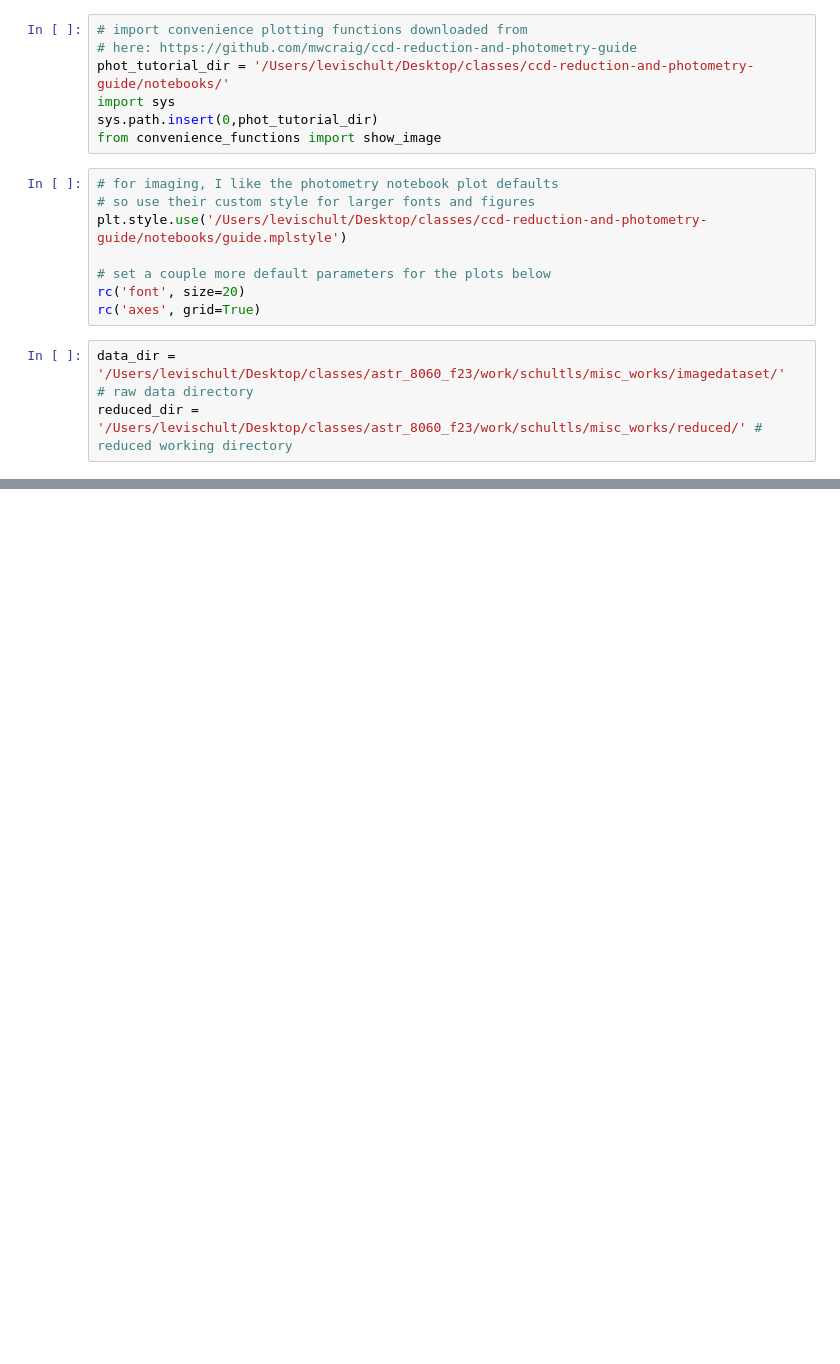
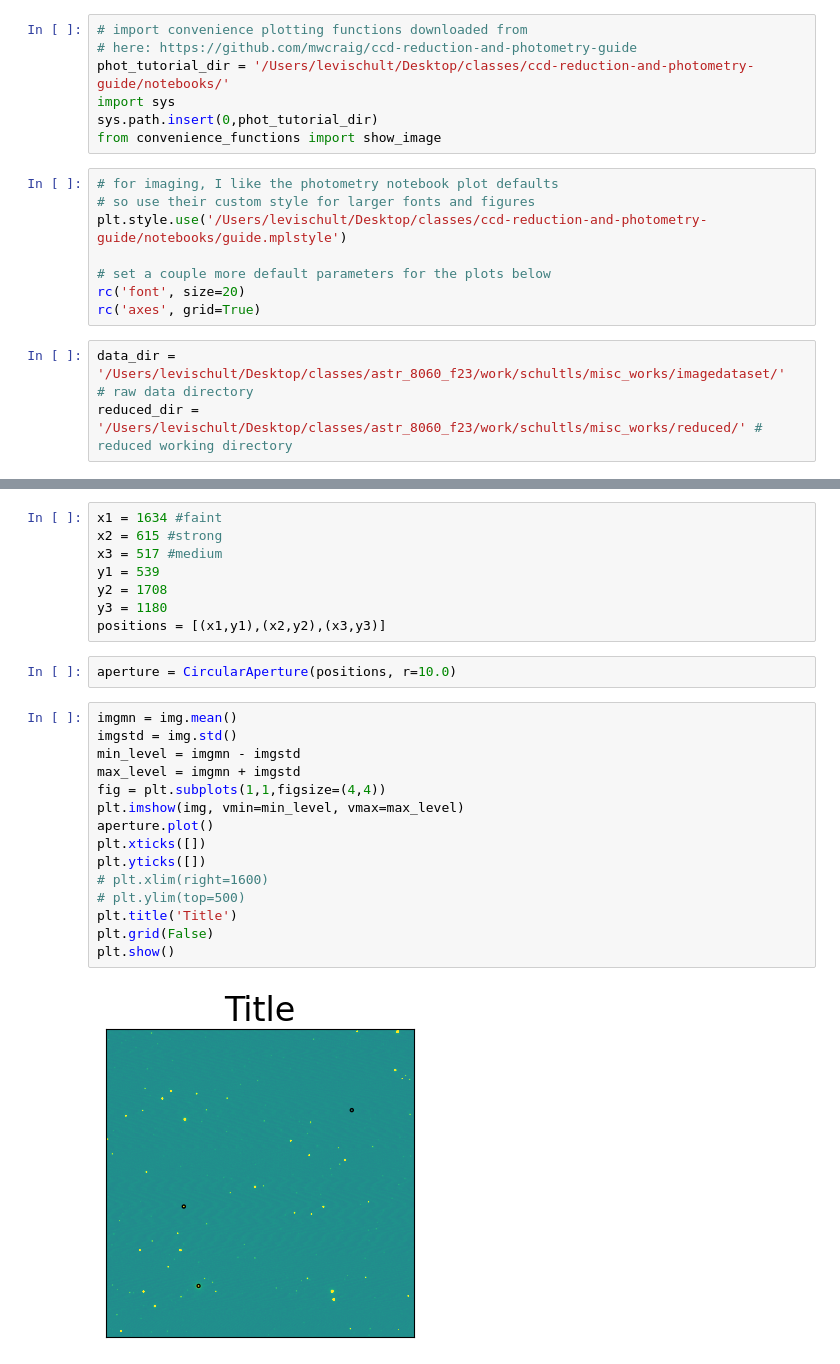
Before and after one commit to VanderbiltAstronomy/astr_8060_f23, a Jupyter notebook: work/schultls/hw6/hw6_nb.ipynb, the cells around one changed output, grey strips where cells are left out. Drawn from its saved outputs; the diff is of its cells as text; blank space fills up the shorter version.

```diff
--- a/work/schultls/hw6/hw6_nb.ipynb
+++ b/work/schultls/hw6/hw6_nb.ipynb
@@ -35,0 +163,27 @@ reduced_dir = '/Users/levischult/Desktop/classes/astr_8060_f23/work/schultls/mis
+# %%
+x1 = 1634 #faint
+x2 = 615 #strong
+x3 = 517 #medium
+y1 = 539
+y2 = 1708
+y3 = 1180
+positions = [(x1,y1),(x2,y2),(x3,y3)]
+# %%
+aperture = CircularAperture(positions, r=10.0)
+# %%
+imgmn = img.mean()
+imgstd = img.std()
+min_level = imgmn - imgstd
+max_level = imgmn + imgstd
+fig = plt.subplots(1,1,figsize=(4,4))
+plt.imshow(img, vmin=min_level, vmax=max_level)
+aperture.plot()
+plt.xticks([])
+plt.yticks([])
+# plt.xlim(right=1600)
+# plt.ylim(top=500)
+plt.title('Title')
+plt.grid(False)
+plt.show()
+# %% [output]
+[figure, added]
```
Also changed, not shown: parts of 15 cells of this notebook.
